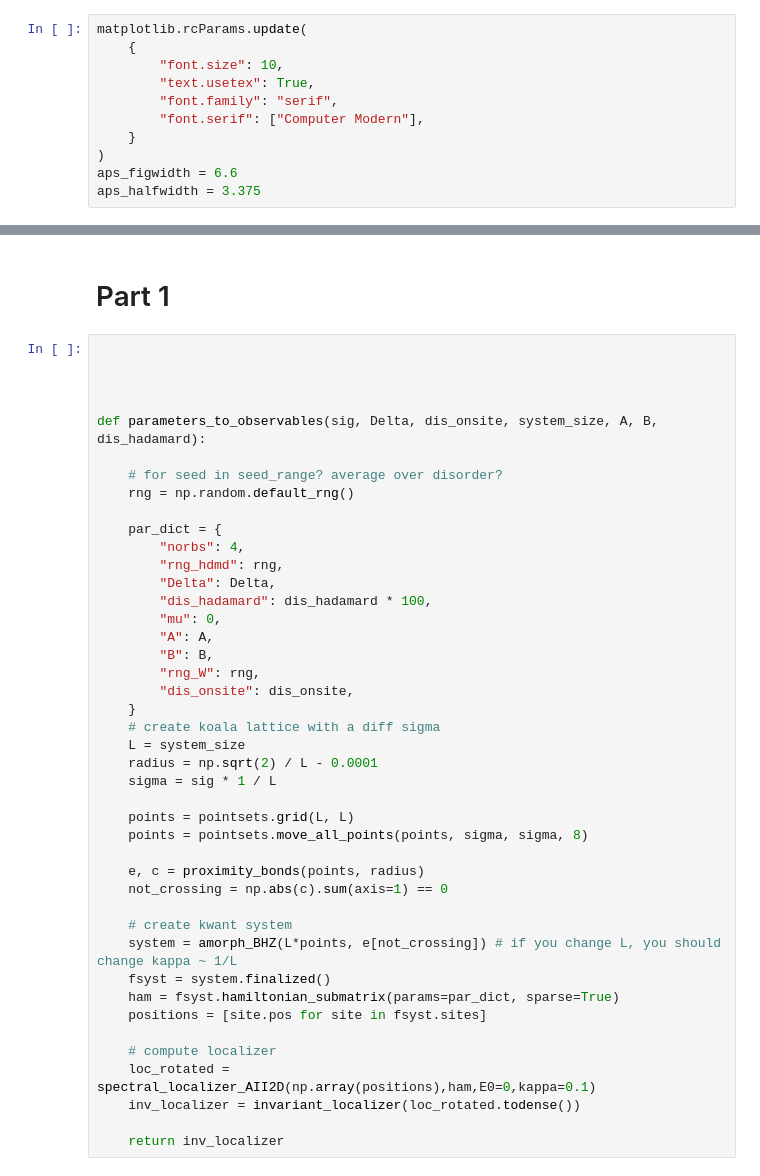
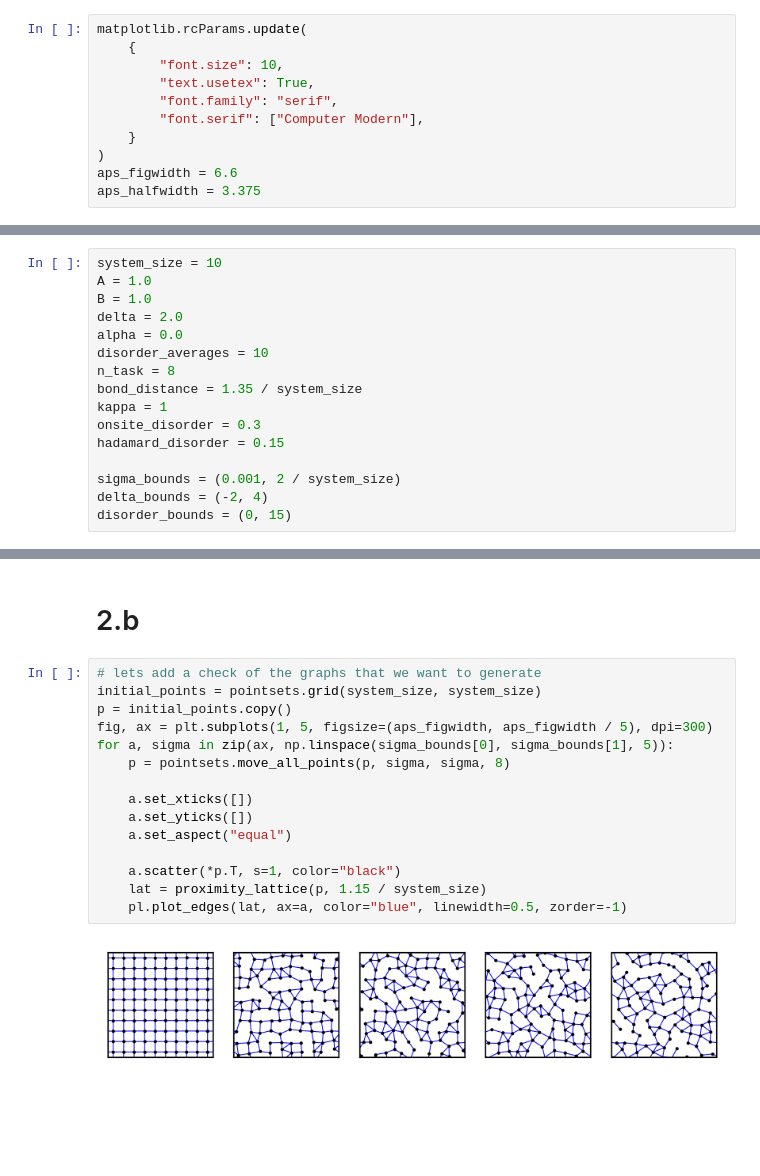
Before and after one commit to lauragoms/TAI-localizer, a Jupyter notebook: fig_2.ipynb, the cells around one changed output, grey strips where cells are left out. Cells and saved outputs as stored; diff of their text form; blank space fills up the shorter version.

```diff
--- a/fig_2.ipynb
+++ b/fig_2.ipynb
@@ -123,0 +128,16 @@ plt.show()
+# %%
+system_size = 10
+A = 1.0
+B = 1.0
+delta = 2.0
+alpha = 0.0
+disorder_averages = 10
+n_task = 8
+bond_distance = 1.35 / system_size
+kappa = 1
+onsite_disorder = 0.3
+hadamard_disorder = 0.15
+
+sigma_bounds = (0.001, 2 / system_size)
+delta_bounds = (-2, 4)
+disorder_bounds = (0, 15)
@@ -124,46 +210,20 @@ plt.show()
 # %% [markdown]
-# Part 1
+# 2.b
-# %%
-
-
-
-
-def parameters_to_observables(sig, Delta, dis_onsite, system_size, A, B, dis_hadamard):
-
-    # for seed in seed_range? average over disorder?
-    rng = np.random.default_rng()
-
-    par_dict = {
-        "norbs": 4,
-        "rng_hdmd": rng,
-        "Delta": Delta,
-        "dis_hadamard": dis_hadamard * 100,
-        "mu": 0,
-        "A": A,
-        "B": B,
-        "rng_W": rng,
-        "dis_onsite": dis_onsite,
-    }
-    # create koala lattice with a diff sigma
-    L = system_size
-    radius = np.sqrt(2) / L - 0.0001
-    sigma = sig * 1 / L
-
-    points = pointsets.grid(L, L)
-    points = pointsets.move_all_points(points, sigma, sigma, 8)
-
-    e, c = proximity_bonds(points, radius)
-    not_crossing = np.abs(c).sum(axis=1) == 0
-
-    # create kwant system
-    system = amorph_BHZ(L*points, e[not_crossing]) # if you change L, you should change kappa ~ 1/L
-    fsyst = system.finalized()
-    ham = fsyst.hamiltonian_submatrix(params=par_dict, sparse=True)
-    positions = [site.pos for site in fsyst.sites]
-
-    # compute localizer
-    loc_rotated = spectral_localizer_AII2D(np.array(positions),ham,E0=0,kappa=0.1)
-    inv_localizer = invariant_localizer(loc_rotated.todense())
-
-    return inv_localizer
+# %%
+# lets add a check of the graphs that we want to generate
+initial_points = pointsets.grid(system_size, system_size)
+p = initial_points.copy()
+fig, ax = plt.subplots(1, 5, figsize=(aps_figwidth, aps_figwidth / 5), dpi=300)
+for a, sigma in zip(ax, np.linspace(sigma_bounds[0], sigma_bounds[1], 5)):
+    p = pointsets.move_all_points(p, sigma, sigma, 8)
+
+    a.set_xticks([])
+    a.set_yticks([])
+    a.set_aspect("equal")
+
+    a.scatter(*p.T, s=1, color="black")
+    lat = proximity_lattice(p, 1.15 / system_size)
+    pl.plot_edges(lat, ax=a, color="blue", linewidth=0.5, zorder=-1)
+# %% [output]
+[figure, added]
 # %%
```
Also changed, not shown: parts of 17 cells of this notebook, 10 other files.
